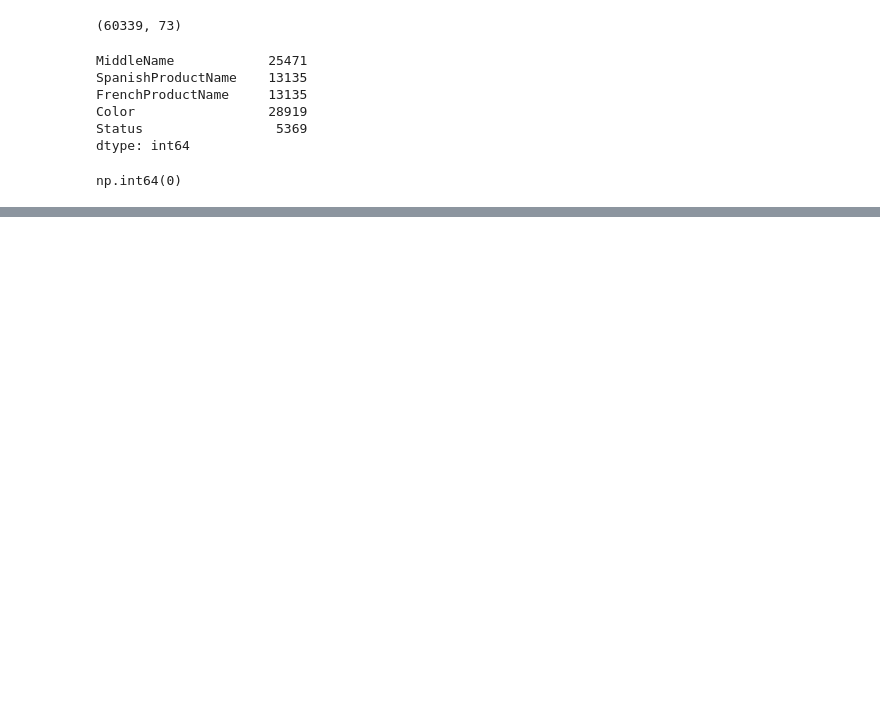
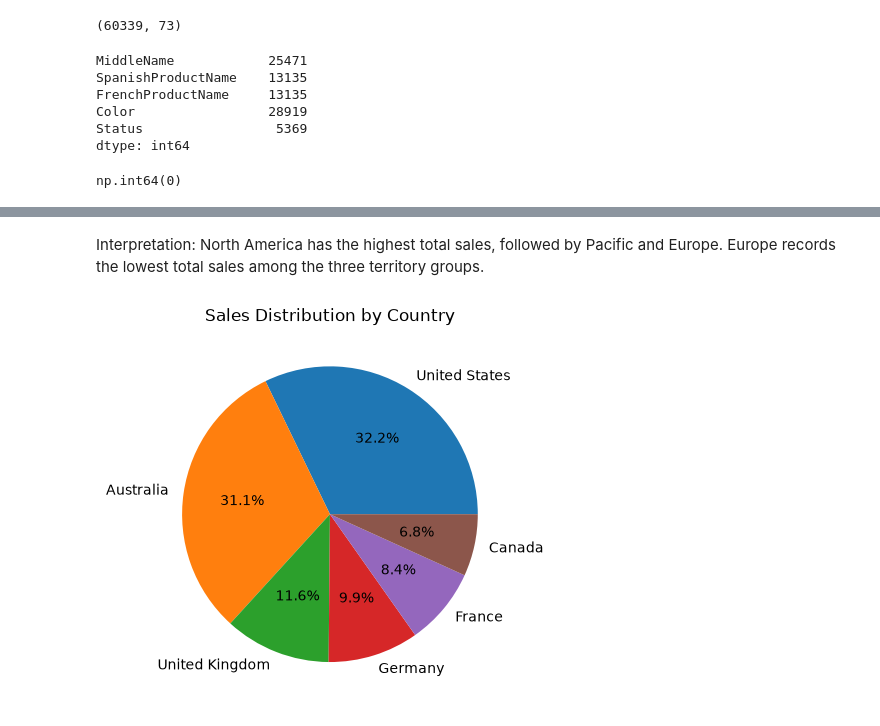
Before and after one commit to bahaeddine-beep/Final_Project_Summer_camp, a Jupyter notebook: final_priject.ipynb, the cells around one changed output, grey strips where cells are left out. Saved outputs shown, nothing was run; the diff lists cells and outputs as text; code cells hidden in the pictures; blank space fills up the shorter version.

```diff
--- a/final_priject.ipynb
+++ b/final_priject.ipynb
@@ -168,0 +234,4 @@ for i in text_columns:
+# %%
+print("SALES BY  Country ")
+sales_by_territory_country=Data_frame_finale.groupby("SalesTerritoryCountry")["SalesAmount"].sum().sort_values(ascending=False).round(2).reset_index()
+display(sales_by_territory_country)
@@ -168,0 +296,9 @@ for i in text_columns:
+# %% [markdown]
+Interpretation: North America has the highest total sales, followed by Pacific and Europe. Europe records the lowest total sales among the three territory groups.
+# %%
+fig, ax=plt.subplots()
+ax.pie(sales_by_territory_country["SalesAmount"],labels=sales_by_territory_country["SalesTerritoryCountry"],autopct="%1.1f%%")
+ax.set_title("Sales Distribution by Country")
+plt.show()
+# %% [output]
+[figure, added]
```
Also changed, not shown: parts of 28 cells of this notebook.
